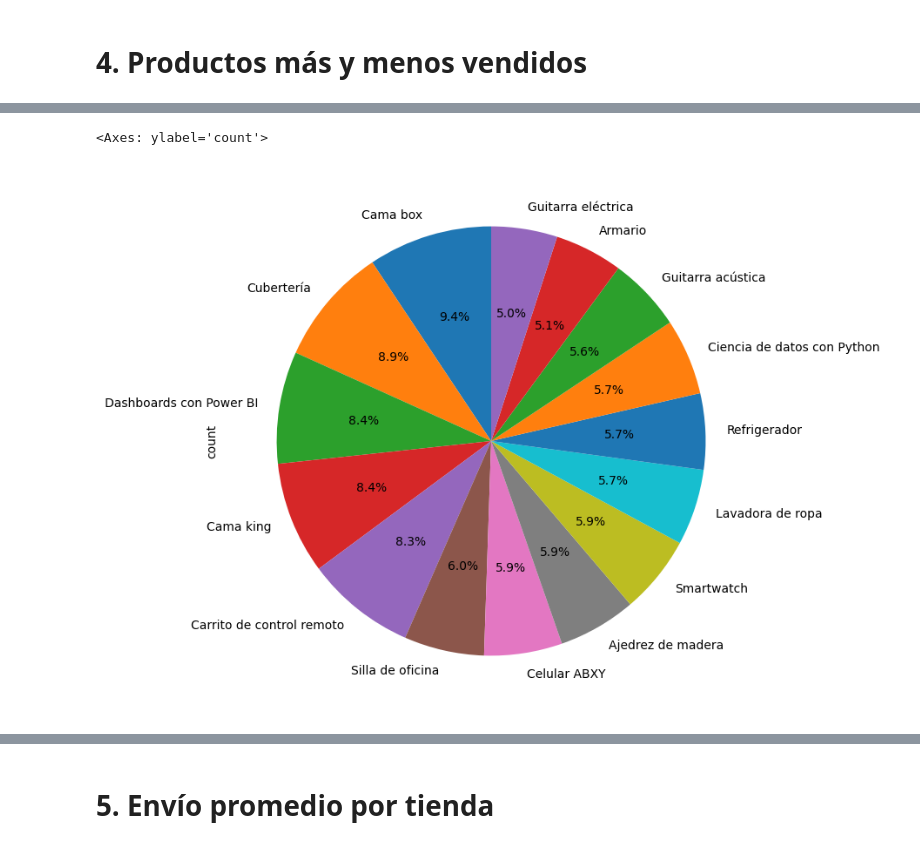
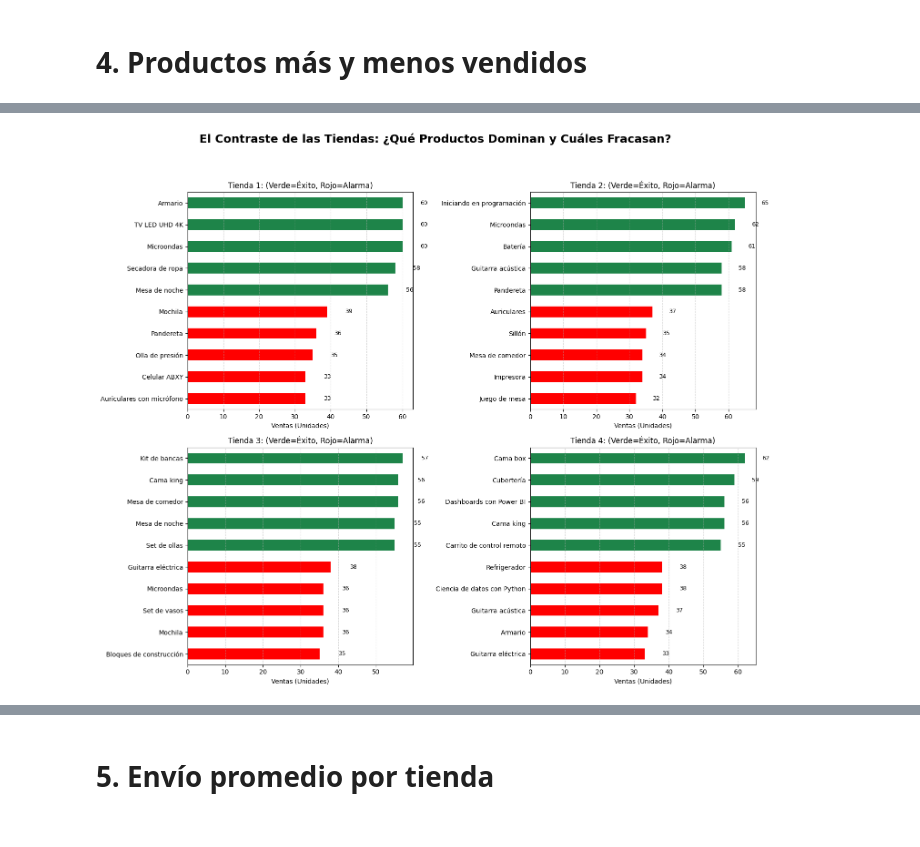
Before and after one commit to DevEnriquegd/ca-alura-store, a Jupyter notebook: AluraStore_JEGD.ipynb, the cells around one changed output, grey strips where cells are left out. Cells and saved outputs as stored; diff of their text form; code cells hidden in the pictures.

```diff
--- a/AluraStore_JEGD.ipynb
+++ b/AluraStore_JEGD.ipynb
@@ -149,6 +136,48 @@ productos_mas_y_menos_vendidos_tienda3.plot(kind='pie', figsize=(12,8), autopct=
-# %%
-productos_mas_y_menos_vendidos_tienda4 = pd.concat([tienda4['Producto'].value_counts().head(), tienda4['Producto'].value_counts().tail(10)])
-productos_mas_y_menos_vendidos_tienda4.plot(kind='pie', figsize=(12,8), autopct='%1.1f%%', startangle=90)
-# %% [output]
-<Axes: ylabel='count'>
-[figure, removed]
+# %%
+df_conteo_productos = df_consolidado.groupby(['ID_Tienda', 'Producto']).size().reset_index(name='Ventas')
+
+def obtener_ranking_tienda(df_tienda, n_top=5, n_flop=5):
+    ranking = df_tienda.sort_values(by='Ventas', ascending=False)
+
+    return pd.concat([ranking.head(n_top), ranking.tail(n_flop)])
+
+df_ranking_final = (
+    df_conteo_productos.groupby('ID_Tienda')
+    .apply(obtener_ranking_tienda)
+    .reset_index(drop=True)
+)
+
+COLOR_TOP = '#1E8449'
+COLOR_FLOP = 'red'
+
+colores_paleta_corregida = [COLOR_FLOP] * 5 + [COLOR_TOP] * 5
+
+titulo_general = "El Contraste de las Tiendas: ¿Qué Productos Dominan y Cuáles Fracasan?"
+fig, axes = plt.subplots(nrows=2, ncols=2, figsize=(15, 12))
+plt.suptitle(titulo_general, fontsize=18, fontweight='bold', y=1.02)
+
+for i, (tienda_id, ax) in enumerate(zip(['Tienda 1', 'Tienda 2', 'Tienda 3', 'Tienda 4'], axes.flatten())):
+    df_tienda = df_ranking_final[df_ranking_final['ID_Tienda'] == tienda_id]
+
+    df_tienda = df_tienda.sort_values(by='Ventas', ascending=True)
+
+    titulo_panel = f'{tienda_id}: (Verde=Éxito, Rojo=Alarma)'
+
+    df_tienda.set_index('Producto')['Ventas'].plot(
+        kind='barh',
+        ax=ax,
+        color=colores_paleta_corregida,
+        title=titulo_panel
+    )
+
+    for j, v in enumerate(df_tienda['Ventas']):
+        ax.text(v + 5, j, f'{v:,.0f}', va='center', fontsize=9)
+
+    ax.set_xlabel("Ventas (Unidades)")
+    ax.set_ylabel("")
+    ax.grid(axis='x', linestyle='--', alpha=0.5)
+
+plt.tight_layout(rect=[0, 0, 1, 0.98])
+plt.show()
+# %% [output]
+[figure, added]
```
Also changed, not shown: parts of 32 cells of this notebook.
